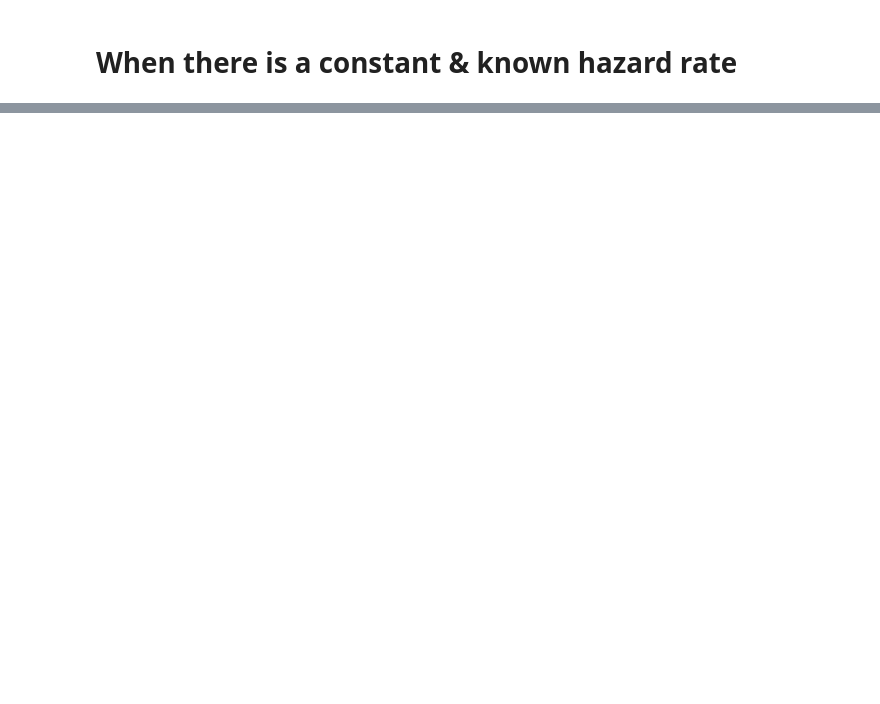
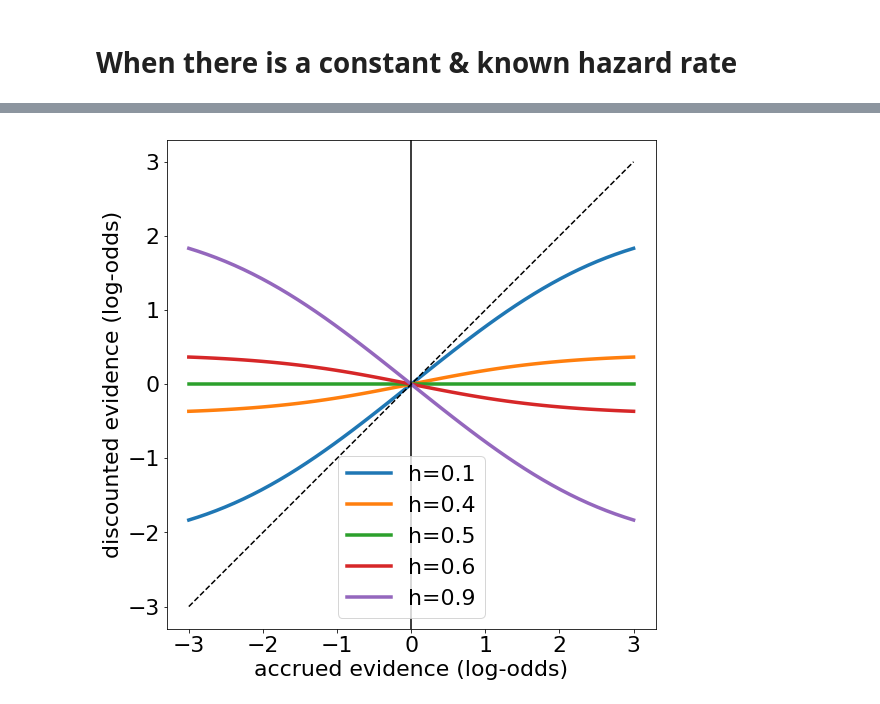
Before and after one commit to TheGoldLab/Lab_Tutorials, a Jupyter notebook: normative_2AFC/Normative 2AFC Decision-Making.ipynb, the cells around one changed output, grey strips where cells are left out. Saved outputs shown, nothing was run; the diff lists cells and outputs as text; code cells hidden in the pictures; blank space fills up the shorter version.

Commit message:
log odds illustrations for known hazard done

```diff
--- a/normative_2AFC/Normative 2AFC Decision-Making.ipynb
+++ b/normative_2AFC/Normative 2AFC Decision-Making.ipynb
@@ -96,0 +199,37 @@ plot_posterior_and_beads(beads, (1-pred, pred))
+# %%
+def discount_old_evidence(y, hazard):
+    """
+    Discount evidence from last time point in optimal sequential decision making in changing environment
+
+    hazard rate is assumed known
+
+    Args:
+        y: evidence (log posterior odds) of previous time step
+        hazard: hazard rate
+
+    Returns:
+        float: positive favors 'right', negative 'left'
+    """
+    # todo: should I check for blow up?
+    numerator = hazard * np.exp(-y) + 1 - hazard
+    denominator = hazard * np.exp(y) + 1 - hazard
+    return np.log(numerator / denominator)
+
+def illustrate_discounting(h, evidence_range=(-5, 5)):
+    fig = plt.figure(figsize=fsquare)
+    x = np.linspace(*evidence_range)
+    for h_val in h:
+        plt.plot(x, x + discount_old_evidence(x, h_val), linewidth=lw)
+
+#     plt.axhline(0, color='k')
+    plt.axvline(0, color='k')
+    plt.plot(x, x, 'k--')
+
+    plt.legend(['h='+str(hv) for hv in h])
+    plt.xlabel('accrued evidence (log-odds)')
+    plt.ylabel("discounted evidence (log-odds)")
+    plt.gca().set_aspect('equal', adjustable='box')
+# %%
+illustrate_discounting([0.1, 0.4, 0.5, 0.6, 0.9], evidence_range=(-3, 3))
+# %% [output]
+[figure, added]
```
Also changed, not shown: parts of 13 cells of this notebook.
